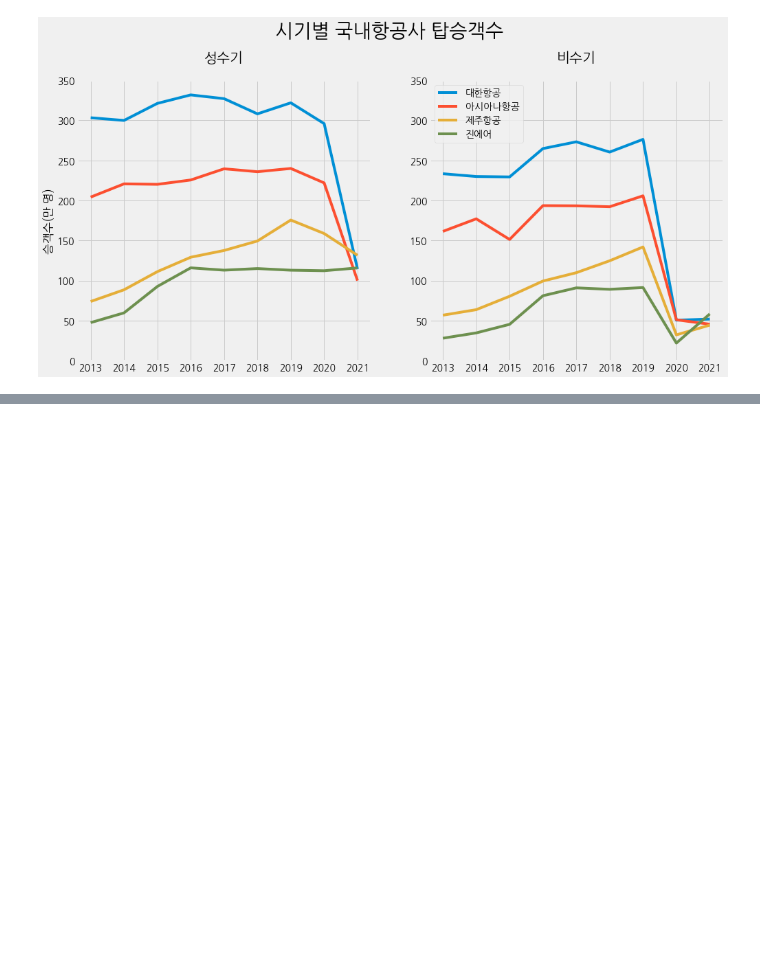
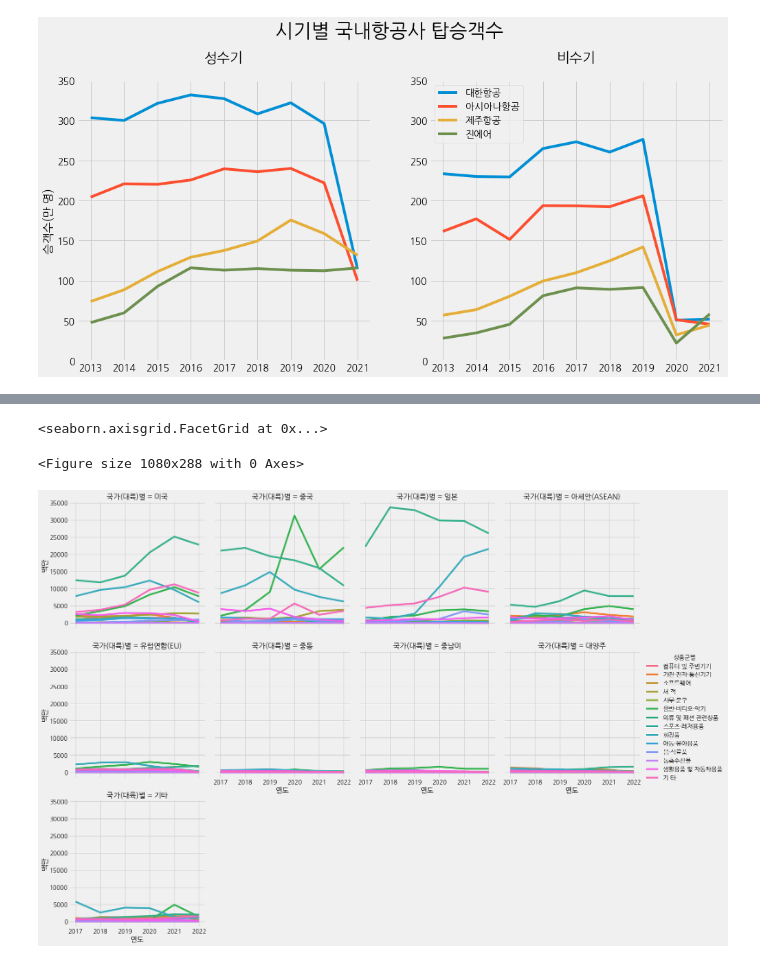
Before and after one commit to JaewooJason/Boostcourse, a Jupyter notebook: Week 4 Mission.ipynb, the cells around one changed output, grey strips where cells are left out. Cells and saved outputs as stored; diff of their text form; code cells hidden in the pictures; blank space fills up the shorter version.

```diff
--- a/Week 4 Mission.ipynb
+++ b/Week 4 Mission.ipynb
@@ -271,0 +286,13 @@ plt.show();
+# %%
+# 2020년 데이터만 따로 df_2020 변수에 담기
+df_2020 = df[df["연도"] == 2020]
+
+# 국가별 상푼군 판매액
+df_2020[["국가(대륙)별","상품군별","백만"]].groupby(["국가(대륙)별","상품군별"]).sum()
+
+plt.figure(figsize=(15,4))
+sns.relplot(data=df, x="연도", y="백만", hue="상품군별", col="국가(대륙)별", col_wrap=4, kind="line", ci =None)
+# %% [output]
+<seaborn.axisgrid.FacetGrid at 0x...>
+<Figure size 1080x288 with 0 Axes>
+[figure, added]
```
Also changed, not shown: parts of 1 cell of this notebook.
